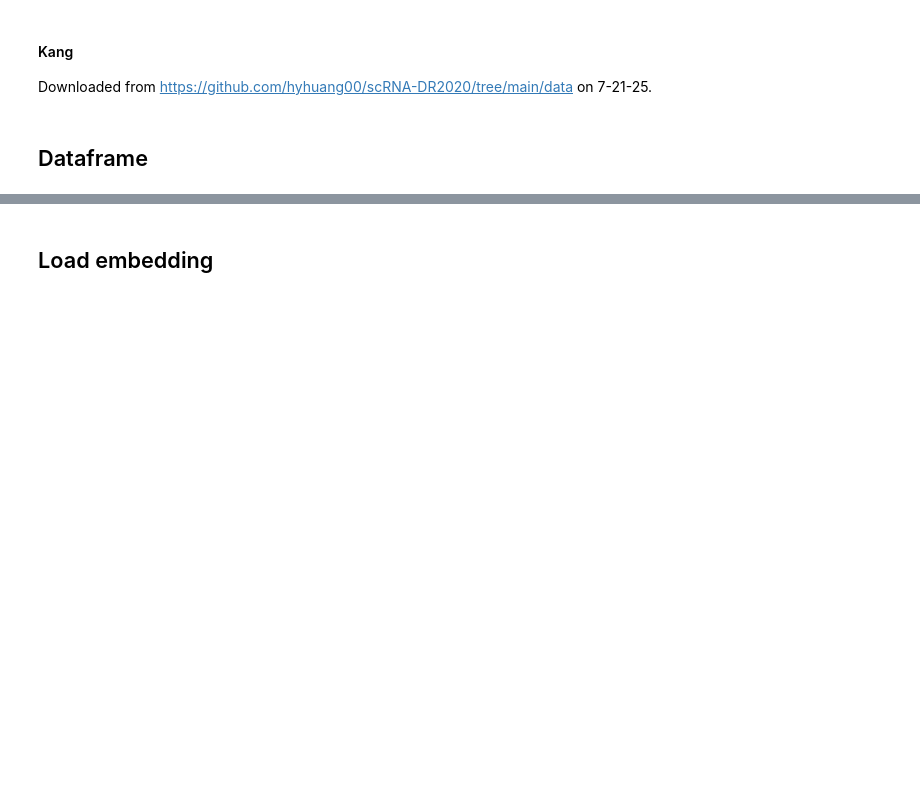
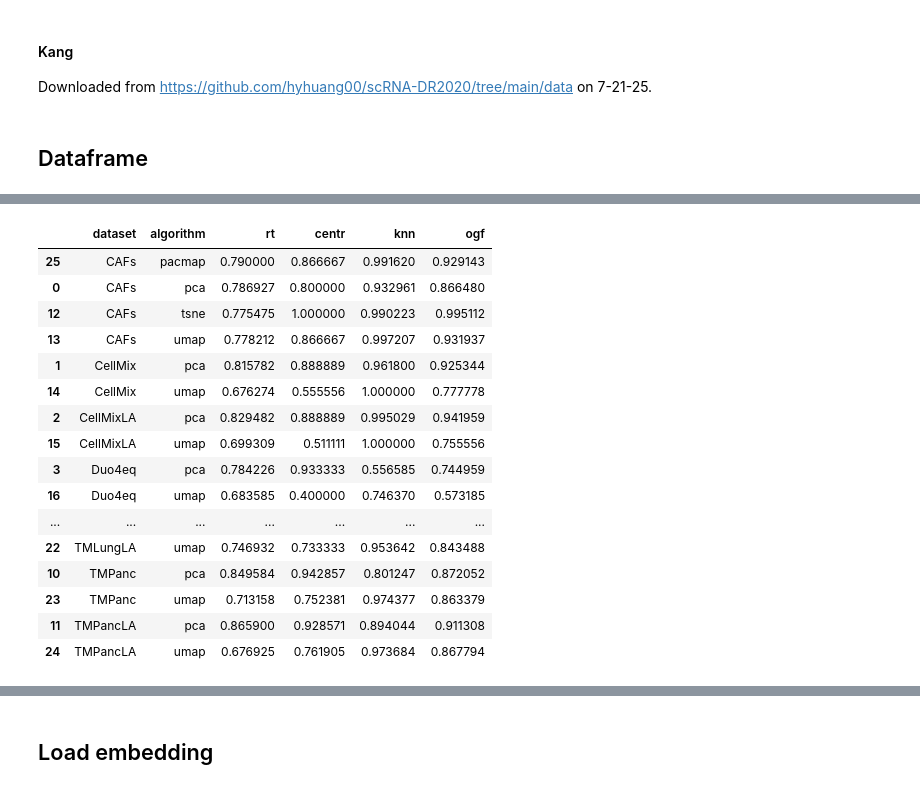
Before and after one commit to corinne-ort/drpaper25, a Jupyter notebook: run_evaluation.ipynb, the cells around one changed output, grey strips where cells are left out. Saved outputs shown, nothing was run; the diff lists cells and outputs as text; code cells hidden in the pictures; blank space fills up the shorter version.

```diff
--- a/run_evaluation.ipynb
+++ b/run_evaluation.ipynb
@@ -154,3 +155,25 @@ df
+# %%
+# sort
+df_sorted = df.sort_values(by=['dataset', 'algorithm'], ascending=[True, True])
+df_sorted
+# %% [output]
+|  | dataset | algorithm | rt | centr | knn | ogf |
+| 25 | CAFs | pacmap | 0.790000 | 0.866667 | 0.991620 | 0.929143 |
+| 0 | CAFs | pca | 0.786927 | 0.800000 | 0.932961 | 0.866480 |
+| 12 | CAFs | tsne | 0.775475 | 1.000000 | 0.990223 | 0.995112 |
+| 13 | CAFs | umap | 0.778212 | 0.866667 | 0.997207 | 0.931937 |
+| 1 | CellMix | pca | 0.815782 | 0.888889 | 0.961800 | 0.925344 |
+| 14 | CellMix | umap | 0.676274 | 0.555556 | 1.000000 | 0.777778 |
+| 2 | CellMixLA | pca | 0.829482 | 0.888889 | 0.995029 | 0.941959 |
+| 15 | CellMixLA | umap | 0.699309 | 0.511111 | 1.000000 | 0.755556 |
+| 3 | Duo4eq | pca | 0.784226 | 0.933333 | 0.556585 | 0.744959 |
+| 16 | Duo4eq | umap | 0.683585 | 0.400000 | 0.746370 | 0.573185 |
+| ... | ... | ... | ... | ... | ... | ... |
+| 22 | TMLungLA | umap | 0.746932 | 0.733333 | 0.953642 | 0.843488 |
+| 10 | TMPanc | pca | 0.849584 | 0.942857 | 0.801247 | 0.872052 |
+| 23 | TMPanc | umap | 0.713158 | 0.752381 | 0.974377 | 0.863379 |
+| 11 | TMPancLA | pca | 0.865900 | 0.928571 | 0.894044 | 0.911308 |
+| 24 | TMPancLA | umap | 0.676925 | 0.761905 | 0.973684 | 0.867794 |
 # %%
 cafs = df[df['dataset'] == 'CAFs']
 cafs
```
Also changed, not shown: parts of 6 cells of this notebook, 1 other file.
